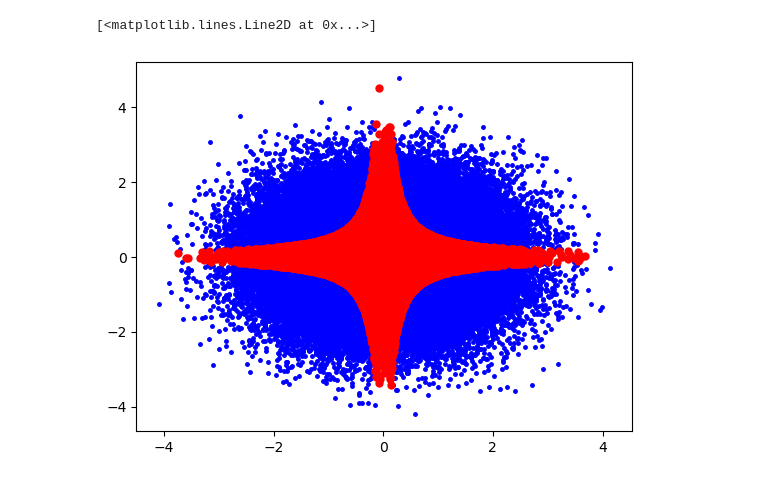
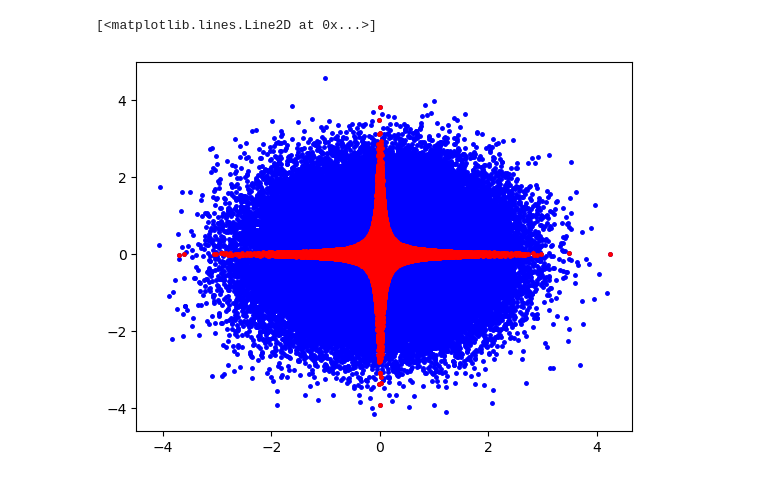
Before and after one commit to tpaquier/simulation_monte_carlo, a Jupyter notebook: Quasi_monte_carlo.ipynb, the cells around one changed output. Cells and saved outputs as stored; diff of their text form; code cells hidden in the pictures.

```diff
--- a/Quasi_monte_carlo.ipynb
+++ b/Quasi_monte_carlo.ipynb
@@ -7,7 +7,7 @@ import matplotlib.pyplot as plt
 import numpy as np
 from matplotlib import cm
 # %%
-threshold = 14
+threshold = 0.1
 # %%
 count = 0
 valid = []
@@ -15,7 +15,7 @@ to_plot = []
 for i in range(0,100000) :
     couple = np.random.normal(0,1,2)
     to_plot.append(couple)
-    if np.absolute(couple[0]*couple[1]) <= 0.5 :
+    if np.absolute(couple[0]*couple[1]) <= threshold :
         count += 1
         valid.append(couple)
 # %%
@@ -40,6 +24,6 @@ data_ok
 # %%
 plt.plot(data_to_plot[0], data_to_plot[1], 'bo', color = 'blue', marker='.', markersize=5)
-plt.plot(data_ok[0], data_ok[1],'bo', color = 'red',  marker='.', markersize=10)
+plt.plot(data_ok[0], data_ok[1],'bo', color = 'red',  marker='.', markersize=5)
 # %% [output]
 [<matplotlib.lines.Line2D at 0x...>]
-[figure, old version]
+[figure, new version]
```
Also changed, not shown: parts of 1 cell of this notebook.
